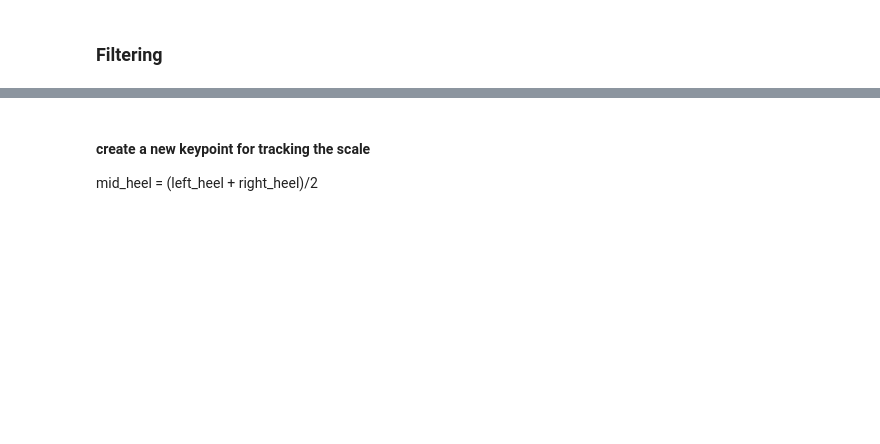
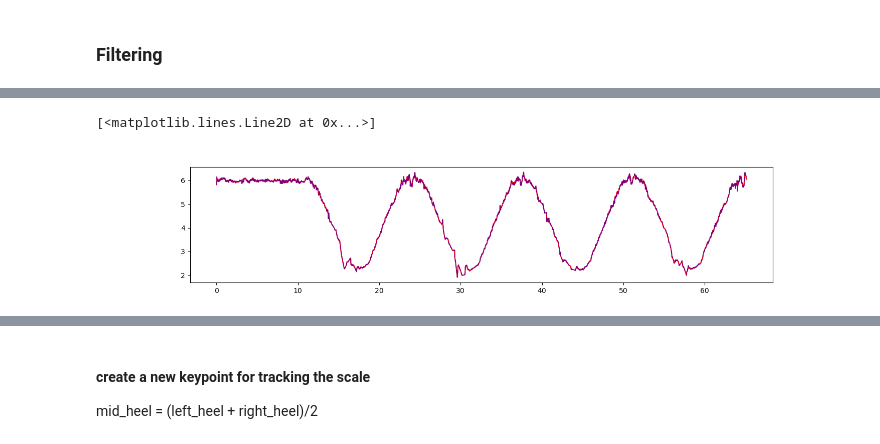
Before and after one commit to MateUnger/StereoVision, a Jupyter notebook: filter_keypoints.ipynb, the cells around one changed output, grey strips where cells are left out. Cells and saved outputs as stored; diff of their text form; code cells hidden in the pictures; blank space fills up the shorter version.

```diff
--- a/filter_keypoints.ipynb
+++ b/filter_keypoints.ipynb
@@ -129,3 +188,32 @@ for i in range(30):
+# %%
+coords = keypoints_over_time[:, 6, 2]
+
+
+order = 1
+lowcut = 2  # cut fr for lowpass
+# highpass = 5 # cut fr for highpass
+# bandpass = [0.1, 5]
+b, a = butter(order, lowcut, fs=60, btype="low", analog=False)
+
+nan_indices = np.isnan(coords)
+valid_indices = ~nan_indices
+
+coords[nan_indices] = np.interp(
+    np.flatnonzero(nan_indices), np.flatnonzero(valid_indices), coords[valid_indices]
+)
+
+# filtered_coord = sp_signal.filtfilt(b, a, keypoints_over_time[:,6,2])
+t = np.arange(0, coords.shape[0], 1) / 60
+plt.close('all')
+plt.figure(figsize=(15,3))
+plt.plot(t,coords,'r', label = 'interpolated')
+plt.plot(t, keypoints_over_time[:,6,2], 'b--', label='original', alpha=0.5)
+# plt.show()
+
+# np.isnan(filtered_coord).all()
+# %% [output]
+[<matplotlib.lines.Line2D at 0x...>]
+[figure, added]
 # %%
 def filter_keypoint(keypoint: np.array, title: str, fr=60, create_diagram=False) -> np.array:
     """
```
Also changed, not shown: parts of 16 cells of this notebook, 10 other files.
